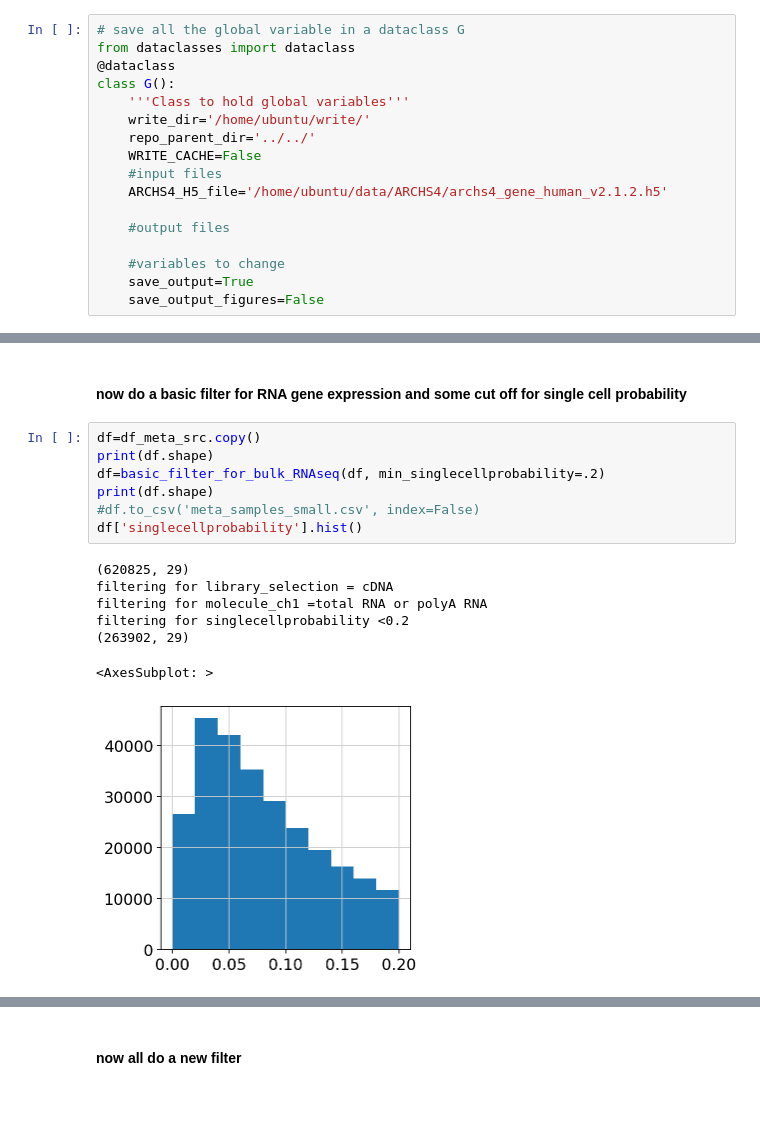
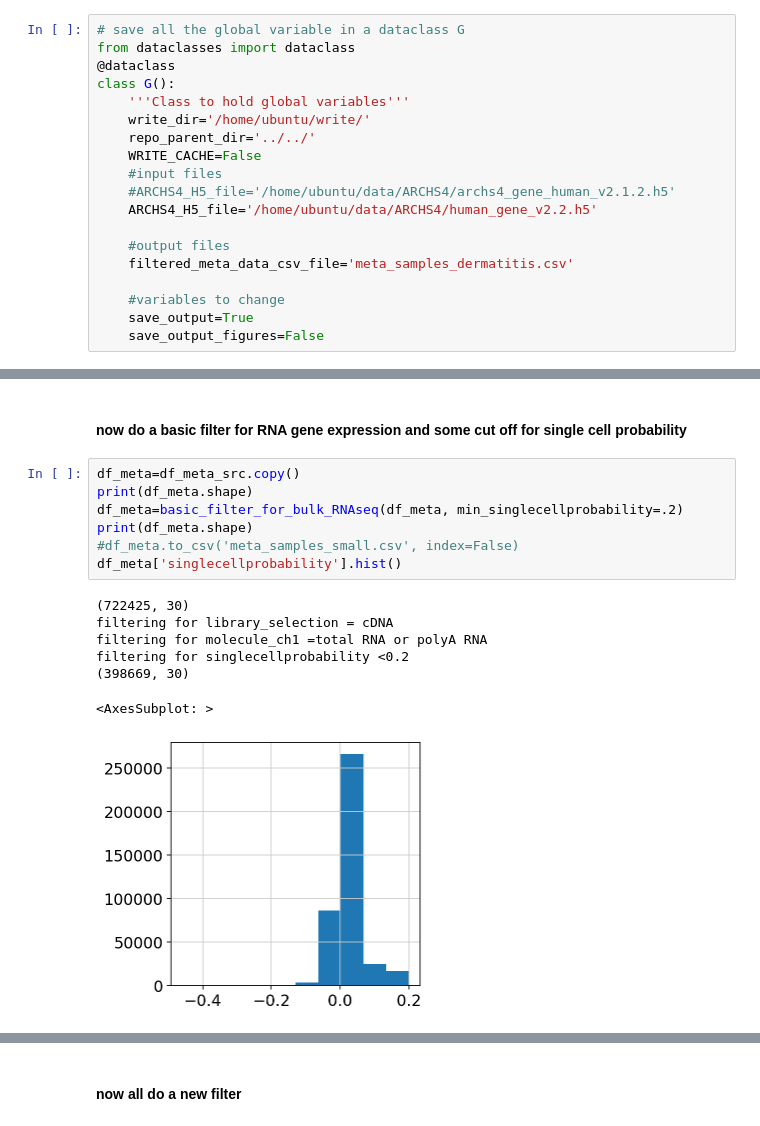
Before and after one commit to megadesk/ARCHS4_bulk_RNAseq_project, a Jupyter notebook: nbs/template_ARCHS4.ipynb, the cells around one changed output, grey strips where cells are left out. Drawn from its saved outputs; the diff is of its cells as text.

```diff
--- a/nbs/template_ARCHS4.ipynb
+++ b/nbs/template_ARCHS4.ipynb
@@ -49,9 +51,11 @@ class G():
     repo_parent_dir='../../'
     WRITE_CACHE=False
     #input files
-    ARCHS4_H5_file='/home/ubuntu/data/ARCHS4/archs4_gene_human_v2.1.2.h5'
+    #ARCHS4_H5_file='/home/ubuntu/data/ARCHS4/archs4_gene_human_v2.1.2.h5'
+    ARCHS4_H5_file='/home/ubuntu/data/ARCHS4/human_gene_v2.2.h5'
 
     #output files
+    filtered_meta_data_csv_file='meta_samples_dermatitis.csv'
 
     #variables to change
     save_output=True
@@ -217,18 +433,18 @@ Name: molecule_ch1, dtype: int64
 # %% [markdown]
 #### now do a basic filter for RNA gene expression and some cut off for single cell probability
 # %%
-df=df_meta_src.copy()
-print(df.shape)
-df=basic_filter_for_bulk_RNAseq(df, min_singlecellprobability=.2)
-print(df.shape)
-#df.to_csv('meta_samples_small.csv', index=False)
-df['singlecellprobability'].hist()
+df_meta=df_meta_src.copy()
+print(df_meta.shape)
+df_meta=basic_filter_for_bulk_RNAseq(df_meta, min_singlecellprobability=.2)
+print(df_meta.shape)
+#df_meta.to_csv('meta_samples_small.csv', index=False)
+df_meta['singlecellprobability'].hist()
 # %% [output]
-(620825, 29)
+(722425, 30)
 filtering for library_selection = cDNA
 filtering for molecule_ch1 =total RNA or polyA RNA
 filtering for singlecellprobability <0.2
-(263902, 29)
+(398669, 30)
 <AxesSubplot: >
-[figure, old version]
+[figure, new version]
 # %%
```
Also changed, not shown: parts of 26 cells of this notebook, 21 other files.
